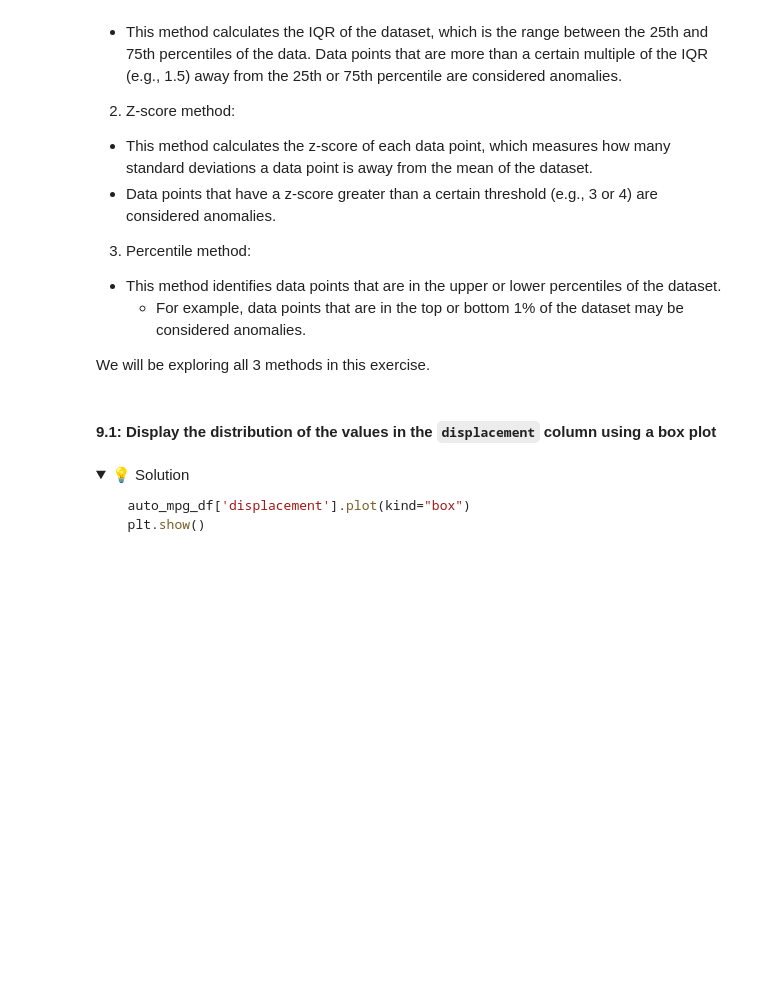
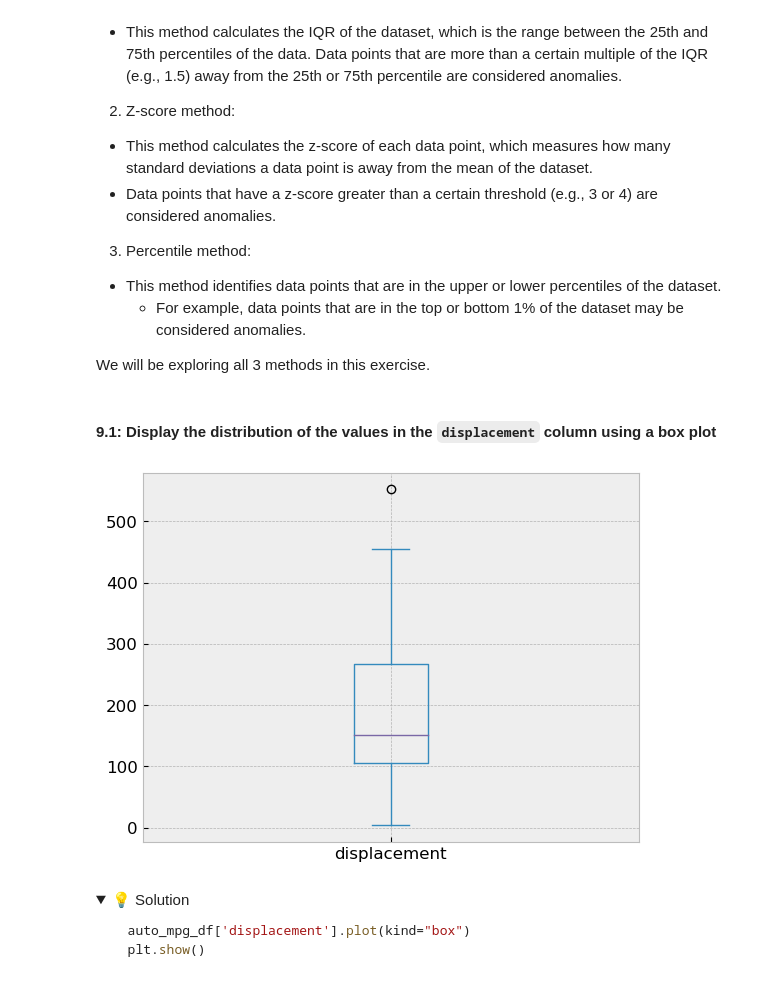
Before and after one commit to IT4063-Spring2025/exploratory-data-analysis-JMcw513, a Jupyter notebook: notebook.ipynb, the cells around one changed output. Saved outputs shown, nothing was run; the diff lists cells and outputs as text; code cells hidden in the pictures; folded sections open; blank space fills up the shorter version.

```diff
--- a/notebook.ipynb
+++ b/notebook.ipynb
@@ -557,5 +583,7 @@ plt.show()
 # %% [markdown]
 #### 8.4: Replace the missing values in the `horsepower` column with the median value
+# %%
+auto_mpg_df['horsepower'].fillna(median, inplace=True)
 # %% [markdown]
 <details>
   <summary>💡 Solution</summary>
@@ -590,6 +638,11 @@ There are many statistical methods to detect outliers in a dataset.
 We will be exploring all 3 methods in this exercise.
 # %% [markdown]
 #### 9.1: Display the distribution of the values in the `displacement` column using a box plot
+# %%
+auto_mpg_df['displacement'].plot(kind="box")
+plt.show()
+# %% [output]
+[figure, added]
 # %% [markdown]
 <details>
   <summary>💡 Solution</summary>
```
Also changed, not shown: parts of 17 cells of this notebook.
